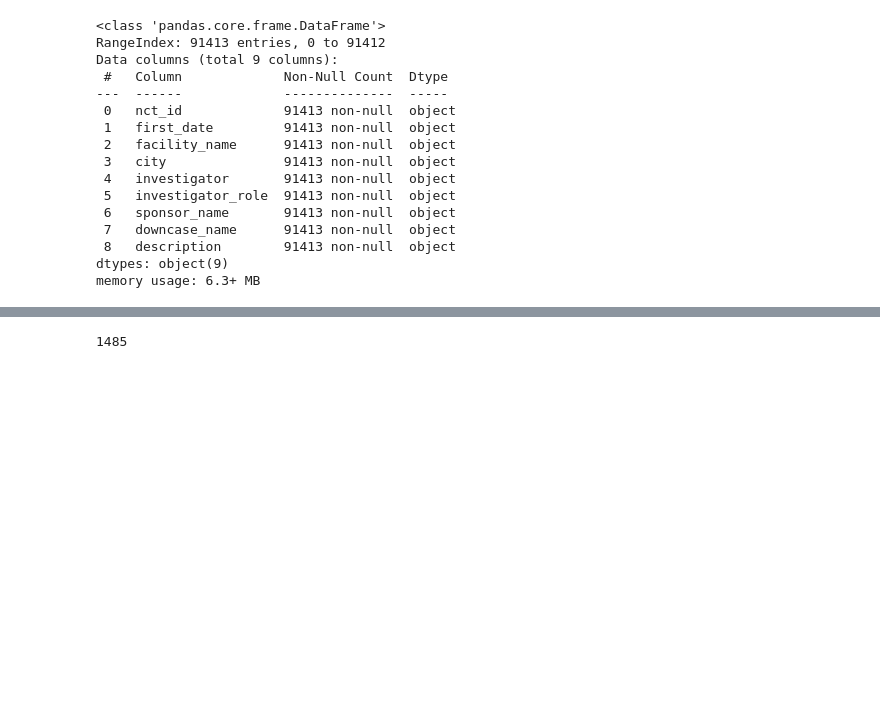
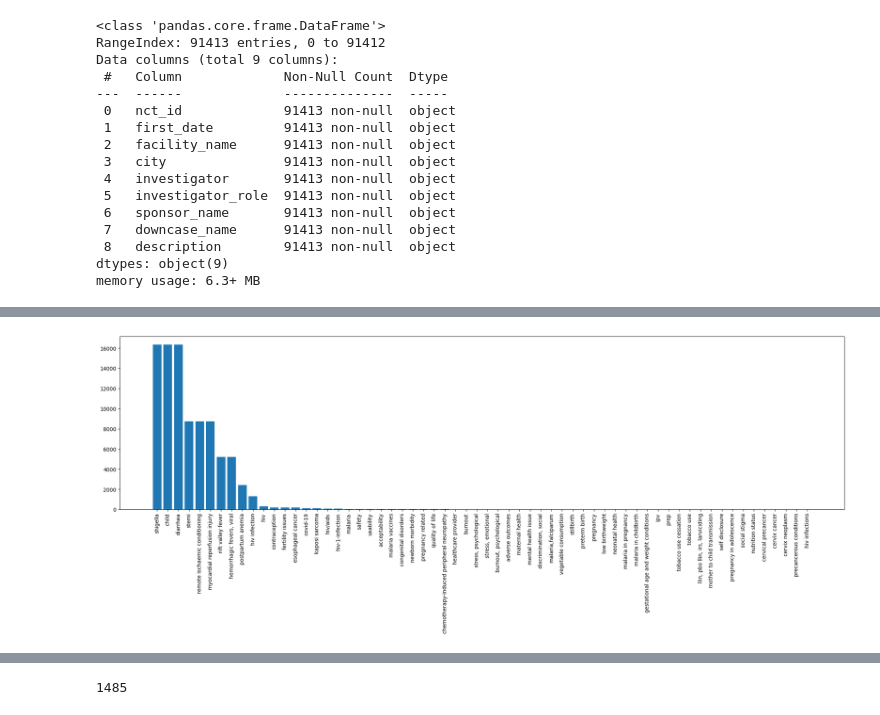
Before and after one commit to Dr-andai/sites-and-cities, a Jupyter notebook: naive.ipynb, the cells around one changed output, grey strips where cells are left out. Saved outputs shown, nothing was run; the diff lists cells and outputs as text; code cells hidden in the pictures; blank space fills up the shorter version.

```diff
--- a/naive.ipynb
+++ b/naive.ipynb
@@ -53,0 +143,10 @@ memory usage: 6.3+ MB
+# %%
+# Conditions analysis
+# Group by spconditions from the downcase_name column
+grouped_conditions = data.groupby('downcase_name').size().reset_index(name='Count')
+
+# sort data
+grouped_conditions = grouped_conditions.sort_values(by='Count',ascending=False)
+
+
+print(grouped_conditions)
@@ -53,0 +168,8 @@ memory usage: 6.3+ MB
+# %%
+# Visualize conditions distribtuions
+plt.figure(figsize=(25,6))
+plt.bar(grouped_conditions['downcase_name'],grouped_conditions['Count'])
+plt.xticks(rotation=90)
+plt.show()
+# %% [output]
+[figure, added]
```
Also changed, not shown: parts of 36 cells of this notebook, 1 other file.
